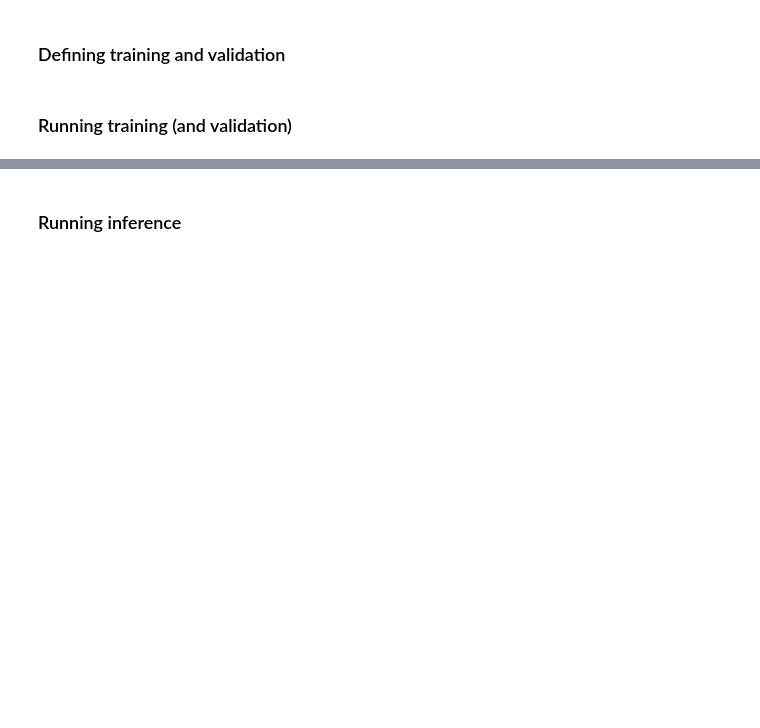
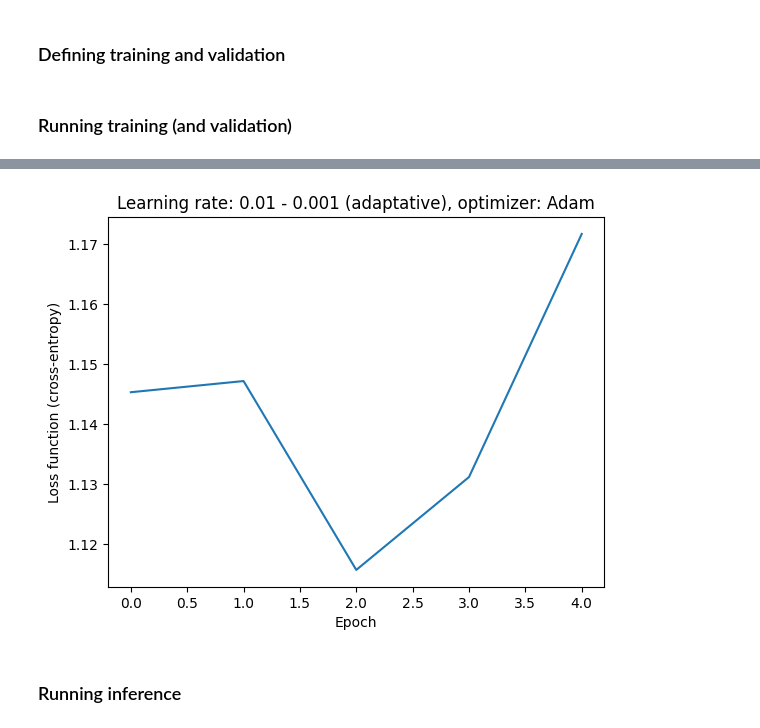
Before and after one commit to bclement1/text-intent-classification, a Jupyter notebook: main.ipynb, the cells around one changed output, grey strips where cells are left out. Cells and saved outputs as stored; diff of their text form; code cells hidden in the pictures; blank space fills up the shorter version.

```diff
--- a/main.ipynb
+++ b/main.ipynb
@@ -443,5 +439,5 @@ def inference(target, loader, model):
 # %%
-def run_n_epochs(model, learning_rate: float = 0.001, nb_epochs: int = 10):
+def run_n_epochs(model, learning_rate: float = 0.01, nb_epochs: int = 5):
   """
   Train the model for n_epochs.
   """
@@ -454,16 +450,17 @@ def run_n_epochs(model, learning_rate: float = 0.001, nb_epochs: int = 10):
   # iterate over the number of max epochs set in the arguments
   for epoch in range(nb_epochs):
     print(f"\nEpoch: {epoch + 1}/{nb_epochs}")
+    if epoch > 1:
+      # reduce the learning rate for the last 3 epochs
+      learning_rate = learning_rate/10
     # run a training epoch with the model
     run_one_epoch(model, optimizer, epoch)
     # run inference with the trained model and evaluate its validation performance
-    trues, preds, val_loss_it_avg, val_acc_it_avg, val_loss_it, val_acc_it = inference("validation", val_loader, model)
+    trues, preds, loss_average, accuracy_average, loss_history, accuracy_history= inference("Validation", val_loader, model)
     # append the validation losses (good losses should normally go down)
-    validation_loss_history.append(val_loss_it_avg)
+    validation_loss_history.append(loss_average)
 
   # return the list of epoch validation losses in order to use it later to create a plot
   return validation_loss_history
 # %% [markdown]
 ### Running training (and validation)
-# %%
-run_n_epochs(mlp)
@@ -487,0 +467,2 @@ Training accuracy: 0.766
+# %%
+validation_loss_history = run_n_epochs(mlp)
@@ -488,2 +487,21 @@ Training accuracy: 0.766
+# %%
+def plot_loss(loss_list):
+  '''
+  Plot all the losses gathered through the training phase.
+  Inputs:
+    - loss_list (list of floats): list of numerical values
+  '''
+  plt.plot(range(len(loss_list)), loss_list)
+  plt.xlabel('Epoch')
+  # in our model we use Softmax then NLLLoss which means Cross Entropy loss
+  plt.ylabel('Loss function (cross-entropy)')
+  # in our training loop we used an Adam optimizer so we indicate it there
+  plt.title('Learning rate: {}, optimizer:{}'.format("0.01 - 0.001 (adaptative)", ' Adam'))
+  # let's directly show the plot when calling this function
+  plt.show()
+# %%
+plot_loss(validation_loss_history)
+# %% [output]
+[figure, added]
 # %% [markdown]
 ### Running inference
```
Also changed, not shown: parts of 47 cells of this notebook.
